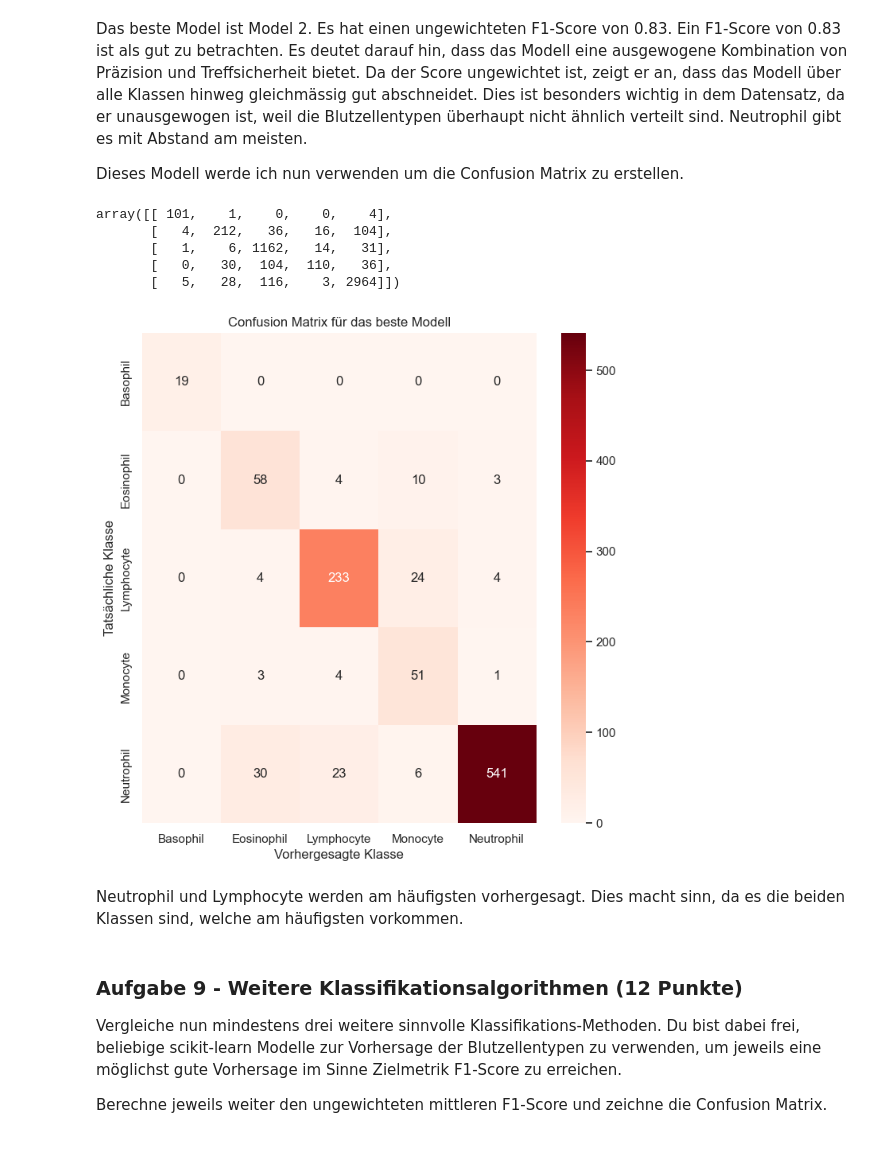
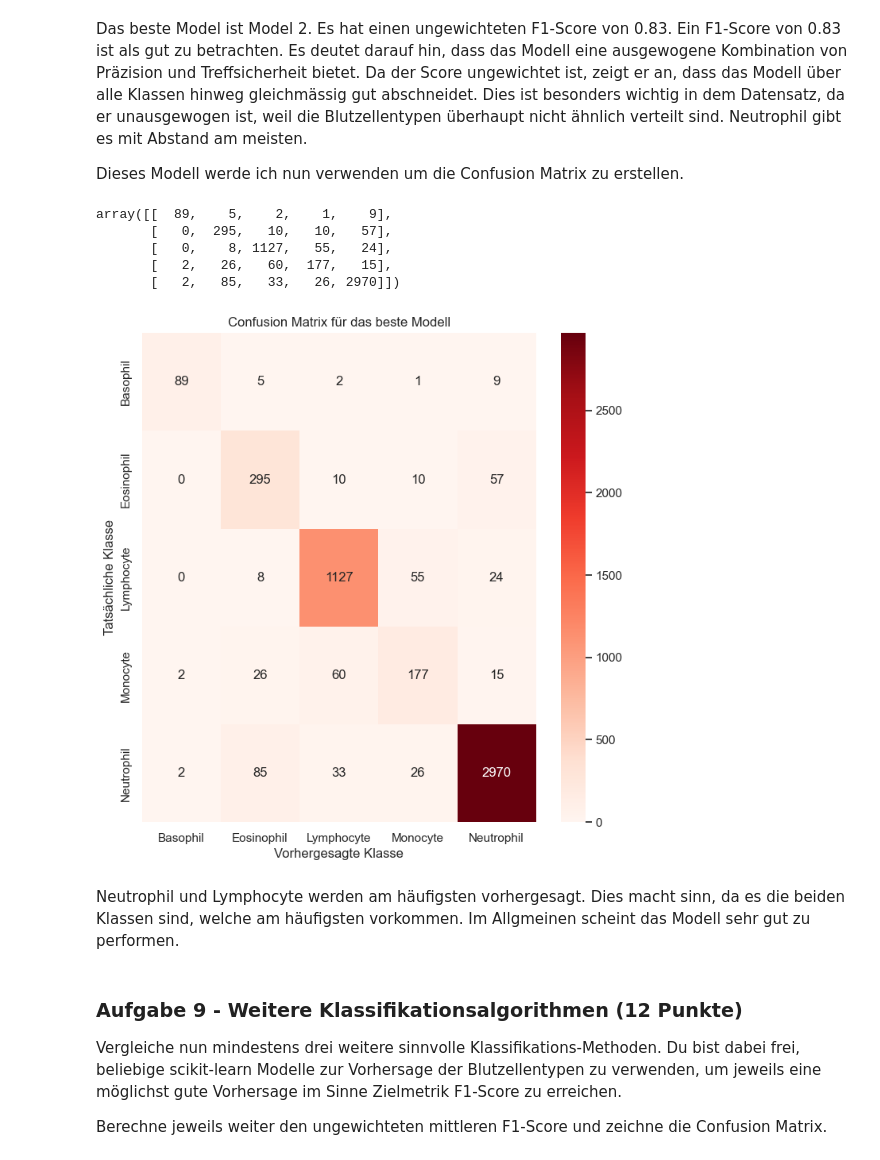
Before and after one commit to Luuzemp14/mc2_gml, a Jupyter notebook: gml_minichallenge_2-checkpoint.ipynb, the cells around one changed output. Saved outputs shown, nothing was run; the diff lists cells and outputs as text; code cells hidden in the pictures.

```diff
--- a/gml_minichallenge_2-checkpoint.ipynb
+++ b/gml_minichallenge_2-checkpoint.ipynb
@@ -1603,29 +1608,30 @@ Das beste Model ist: Model 2
 Das beste Model ist Model 2. Es hat einen ungewichteten F1-Score von 0.83. Ein F1-Score von 0.83 ist als gut zu betrachten. Es deutet darauf hin, dass das Modell eine ausgewogene Kombination von Präzision und Treffsicherheit bietet. Da der Score ungewichtet ist, zeigt er an, dass das Modell über alle Klassen hinweg gleichmässig gut abschneidet. Dies ist besonders wichtig in dem Datensatz, da er unausgewogen ist, weil die Blutzellentypen überhaupt nicht ähnlich verteilt sind. Neutrophil gibt es mit Abstand am meisten.
 
 Dieses Modell werde ich nun verwenden um die Confusion Matrix zu erstellen.
-# %%
-confusion_matrix = metrics.confusion_matrix(y_test_encoded, mlp_extended_4.predict(X_test))
-confusion_matrix
-# %% [output]
-array([[ 101,    1,    0,    0,    4],
-       [   4,  212,   36,   16,  104],
-       [   1,    6, 1162,   14,   31],
-       [   0,   30,  104,  110,   36],
-       [   5,   28,  116,    3, 2964]])
+# %%
+# confusion matrix für das beste Modell erstellen
+confusion_matrix_m2 = metrics.confusion_matrix(y_test_encoded, mlp_extended_2.predict(X_test))
+confusion_matrix_m2
+# %% [output]
+array([[  89,    5,    2,    1,    9],
+       [   0,  295,   10,   10,   57],
+       [   0,    8, 1127,   55,   24],
+       [   2,   26,   60,  177,   15],
+       [   2,   85,   33,   26, 2970]])
 # %%
 # Plot der Confusion Matrix als Heatmap
 plt.figure(figsize=(8, 8))
-sns.heatmap(conf_matrix, annot=True, fmt="d", cmap="Reds",
+sns.heatmap(confusion_matrix_m2, annot=True, fmt="d", cmap="Reds",
             xticklabels=label_encoder.classes_,
             yticklabels=label_encoder.classes_)
 plt.xlabel("Vorhergesagte Klasse")
 plt.ylabel("Tatsächliche Klasse")
 plt.title("Confusion Matrix für das beste Modell")
 plt.show()
 # %% [output]
-[figure, old version]
+[figure, new version]
 # %% [markdown]
-Neutrophil und Lymphocyte werden am häufigsten vorhergesagt. Dies macht sinn, da es die beiden Klassen sind, welche am häufigsten vorkommen.
+Neutrophil und Lymphocyte werden am häufigsten vorhergesagt. Dies macht sinn, da es die beiden Klassen sind, welche am häufigsten vorkommen. Im Allgmeinen scheint das Modell sehr gut zu performen.
 # %% [markdown]
 ### Aufgabe 9 - Weitere Klassifikationsalgorithmen (12 Punkte)
 
```
Also changed, not shown: parts of 13 cells of this notebook.
